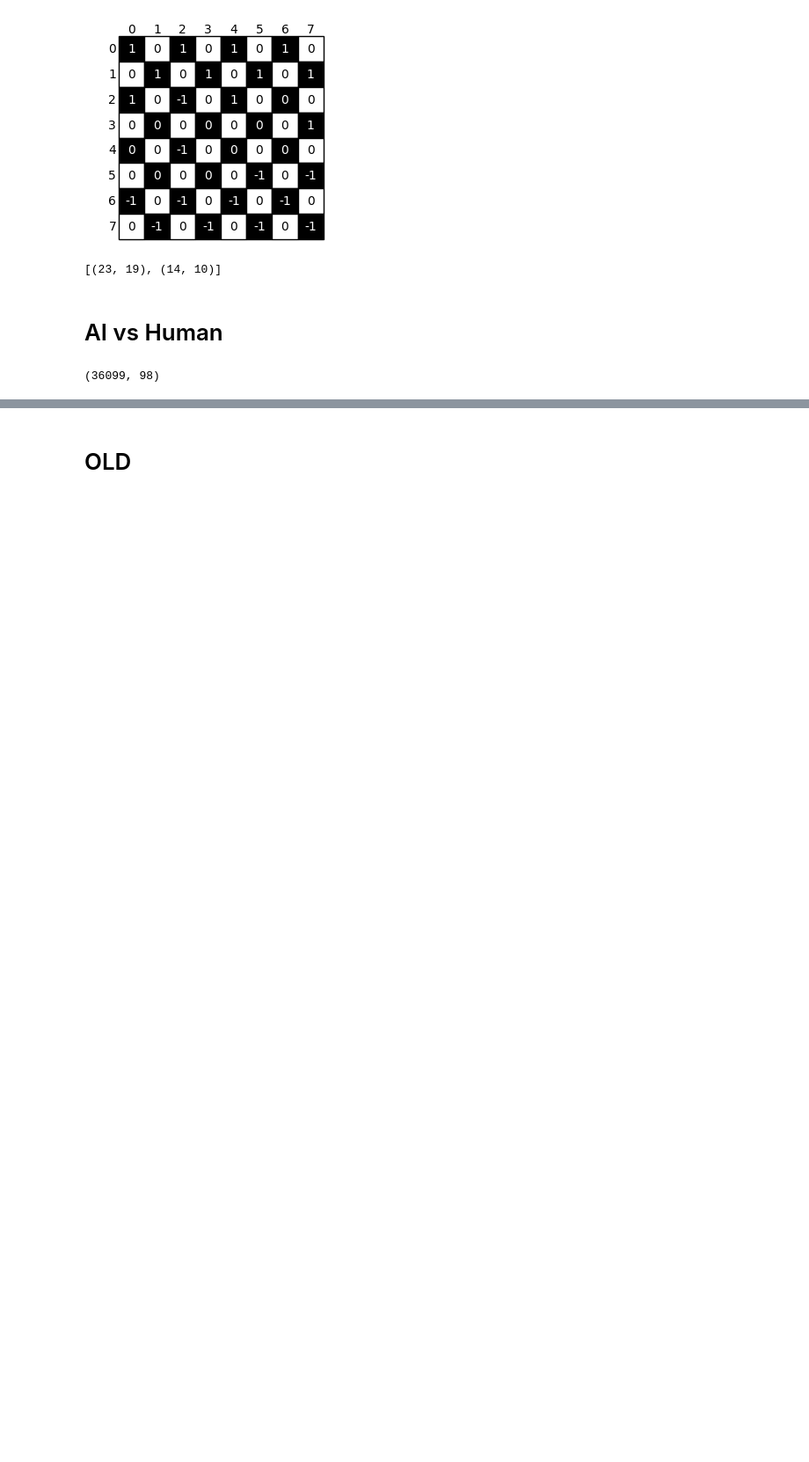
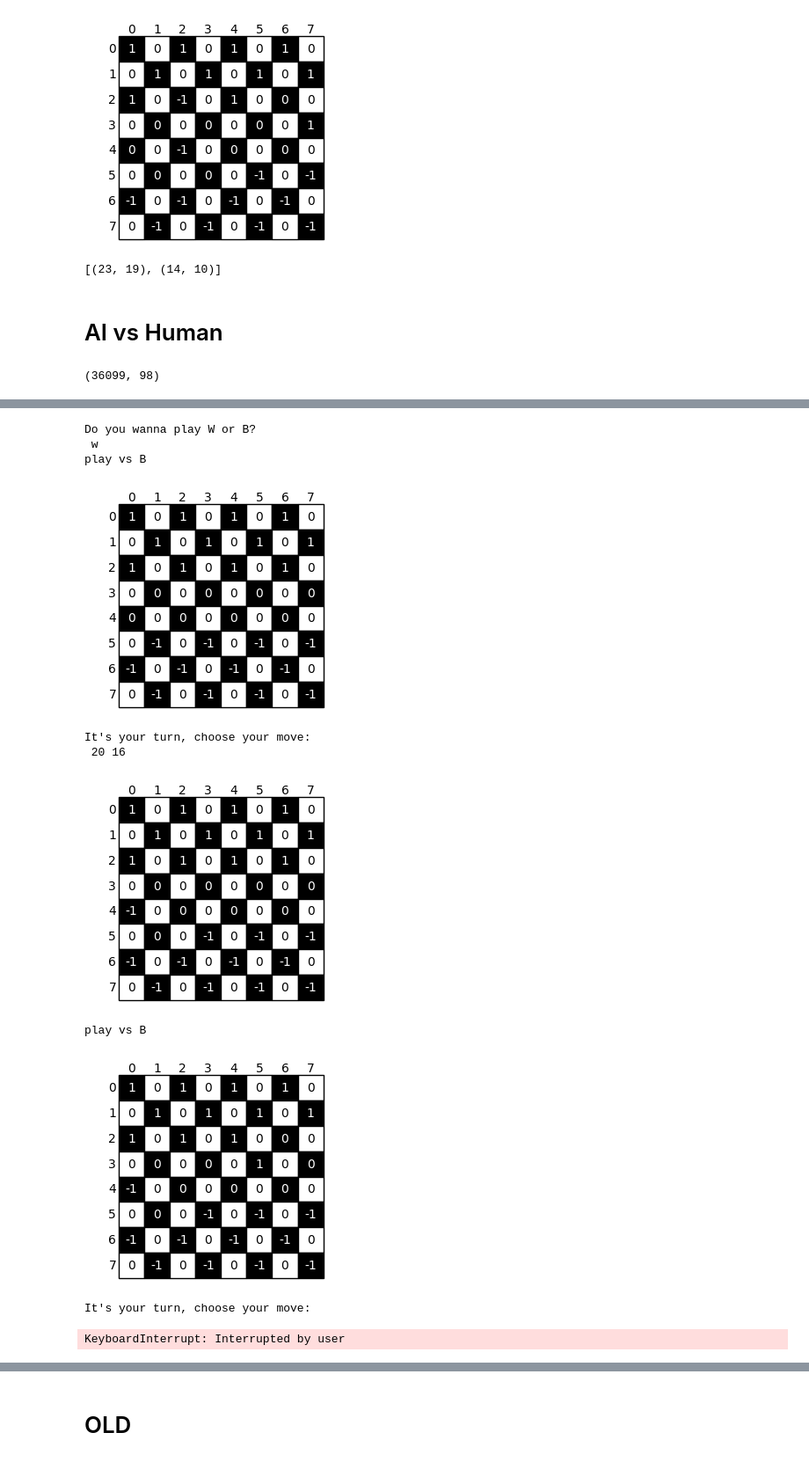
Before and after one commit to federicoschiaffino/Eldo, a Jupyter notebook: Eldo/Q Learning.ipynb, the cells around one changed output, grey strips where cells are left out. Shown at 88% size. Saved outputs shown, nothing was run; the diff lists cells and outputs as text; code cells hidden in the pictures; blank space fills up the shorter version.

```diff
--- a/Eldo/Q Learning.ipynb
+++ b/Eldo/Q Learning.ipynb
@@ -439,34 +439,28 @@ Q_w.shape
 # %% [output]
 (36099, 98)
 # %%
-def play_luigi(initial_board):
+def play_luigi(initial_board, agent, Q_white, Q_black, white_boards, black_boards, white_moves, black_moves, epsilon,
+                  turns_without_cap = 0):
     print("Do you wanna play W or B?")
     player = input()
     winner = None
 
 
     if player.lower() == 'w':
-        print('play vs B')
+        while not winner:
+            agent = -1
+            winner = play_vs_black(initial_board, agent, Q_white, Q_black, white_boards, black_boards, white_moves, black_moves, epsilon,
+                  turns_without_cap = 0)
 
     elif player.lower() == 'b':
         while not winner:
-            print('play vs W')
             agent = -1
-            print("its whites' turn")
-            visualize([initial_board, agent])
-            ind_board, white_boards = initialise_board(initial_board, agent, Q_white, white_boards)
-            move = find_move(initial_board, agent, ind_board, Q_white, epsilon, white_mult_caps_dict)
-            new_board, turns_without_cap, white_boards, white_moves = update_board(
-                initial_board, agent, ind_board, move, white_boards, white_moves, turns_without_cap)
-            agent = 1
-            #visualize([new_board, agent])
-            winner = game_over(new_board, agent, action_space, turns_without_cap)
-            if winner is None:
-                new_board, agent, turns_without_cap = choose_move(new_board, agent, turns_without_cap)
-                winner = game_over(new_board, agent, action_space, turns_without_cap)
-
+            winner = play_vs_white(initial_board, agent, Q_white, Q_black, white_boards, black_boards, white_moves, black_moves, epsilon,
+                  turns_without_cap = 0)
 
 
     else:
         print('invalid input try again')
         return play_luigi()
+
+    return winner
@@ -472,0 +487,16 @@ def play_luigi(initial_board):
+# %%
+white_moves = {}
+black_moves = {}
+play_luigi(board_1, -1, Q_white, Q_black, white_boards, black_boards, white_moves, black_moves, 0)
+# %% [output]
+Do you wanna play W or B?
+ w
+play vs B
+[figure, added]
+It's your turn, choose your move:
+ 20 16
+[figure, added]
+play vs B
+[figure, added]
+It's your turn, choose your move:
+KeyboardInterrupt: Interrupted by user
```
Also changed, not shown: parts of 5 cells of this notebook, 1 other file.
